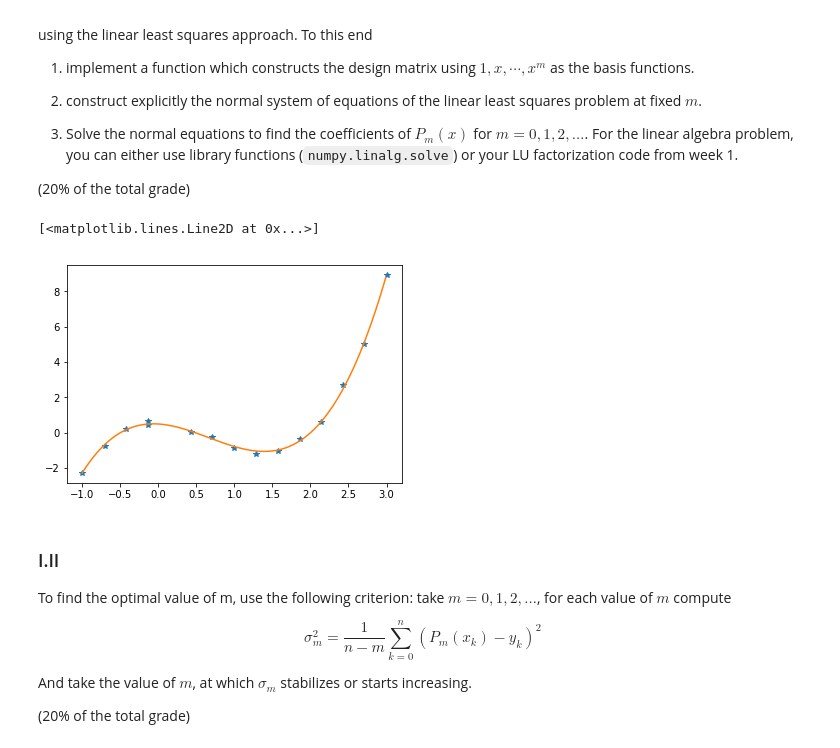
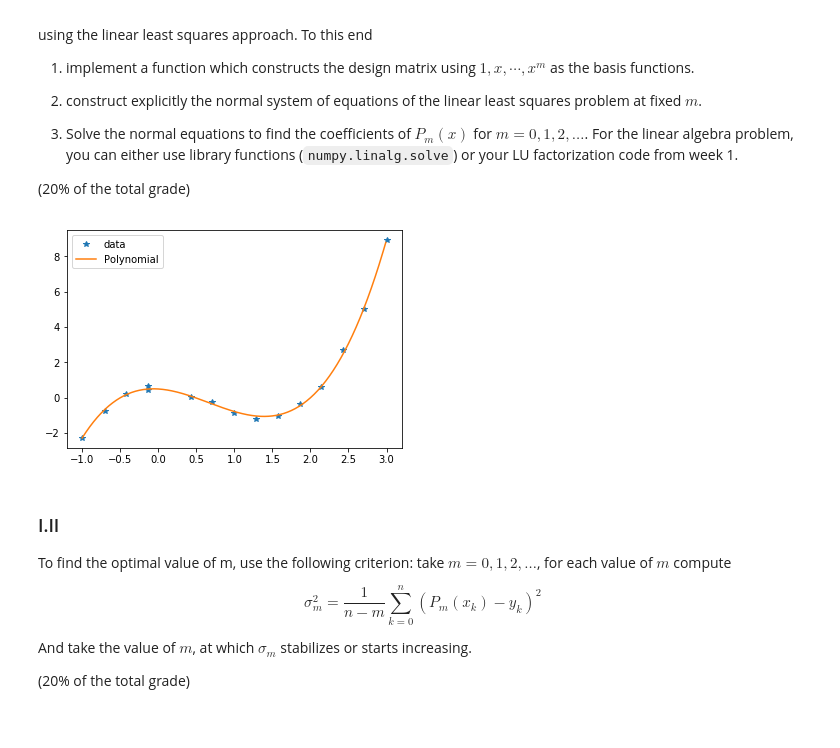
Before and after one commit to Gerbonit/CP2020, a Jupyter notebook: week_5_intep_approx.ipynb, the cells around one changed output. Saved outputs shown, nothing was run; the diff lists cells and outputs as text; code cells hidden in the pictures.

```diff
--- a/week_5_intep_approx.ipynb
+++ b/week_5_intep_approx.ipynb
@@ -24,37 +24,38 @@ using the linear least squares approach. To this end
 # %%
 # ... ENTER YOUR CODE HERE
 import numpy as np
 import matplotlib.pyplot as plt
 import matplotlib.ticker as ticker
 
 def Fit_NormEq(x, y, m):
     x = np.array(x)
     y = np.array(y)
     n = y.shape[0]
     m += 1
     A = np.ones((n, m))
     for i in range(m):    #формируем design matrix, решаем уравнение на beta
         A[:, i] = x**i
     beta = np.linalg.solve(A.T @ A, A.T @ y)
     return beta
 
 m = 3
 params = Fit_NormEq(x, y, m)
 
 def p(x, m, params): #это наш полином
     res = 0
     for i in range(m+1):
         res += params[i] * x**i
     return res
 
 xrange = np.arange(x[0], x[-1], 0.01)
 yrange = np.array([p(i, m, params) for i in xrange])   #решил для примера построить для полинома 3 степени
 
-plt.plot(x, y, '*')
-plt.plot(xrange, yrange, '-')
+plt.plot(x, y, '*', label='data')
+plt.plot(xrange, yrange, '-', label='Polynomial')
+plt.legend()
+plt.show()
 # %% [output]
-[<matplotlib.lines.Line2D at 0x...>]
-[figure, old version]
+[figure, new version]
 # %% [markdown]
 ### I.II
 
```
Also changed, not shown: parts of 6 cells of this notebook.
